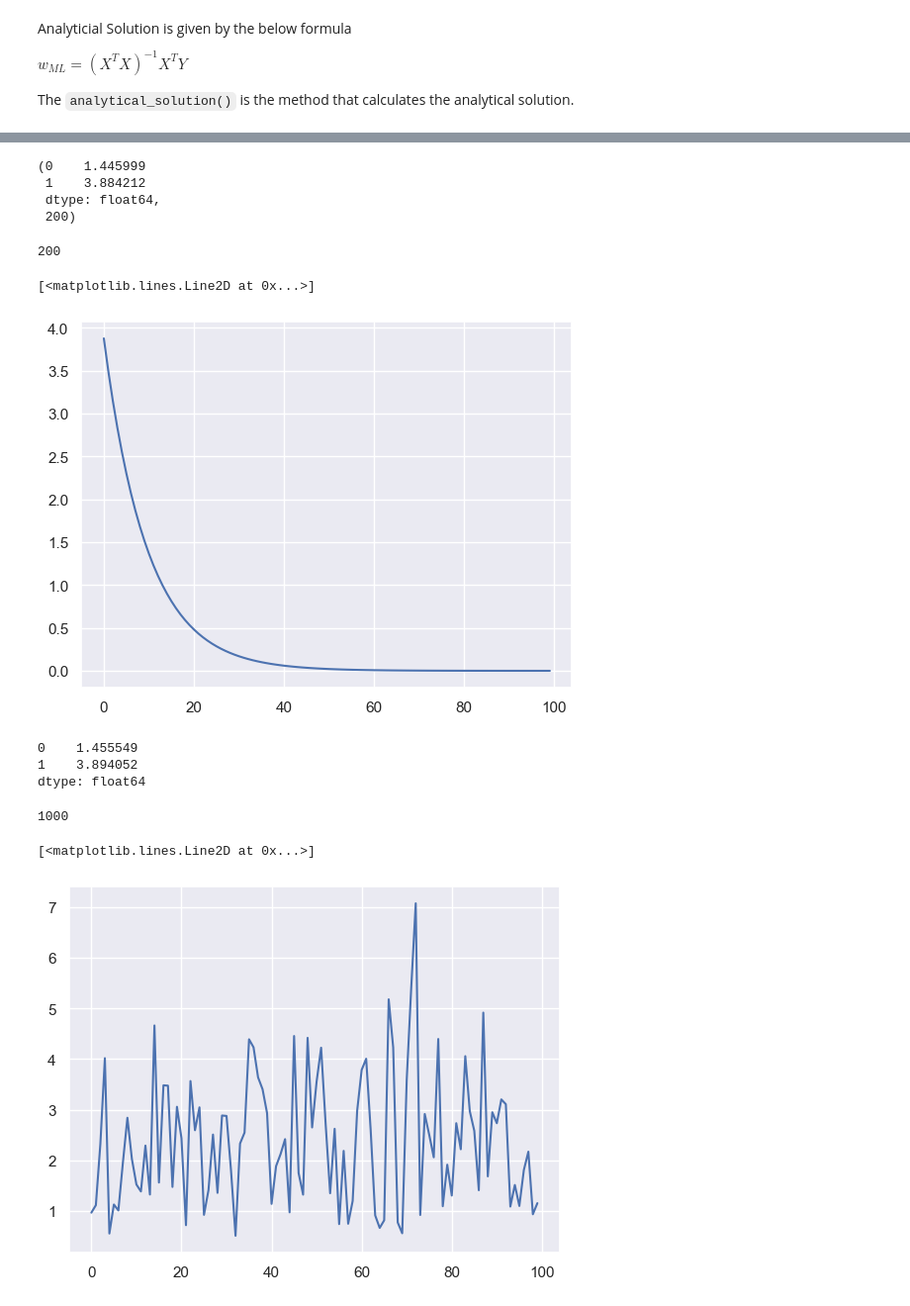
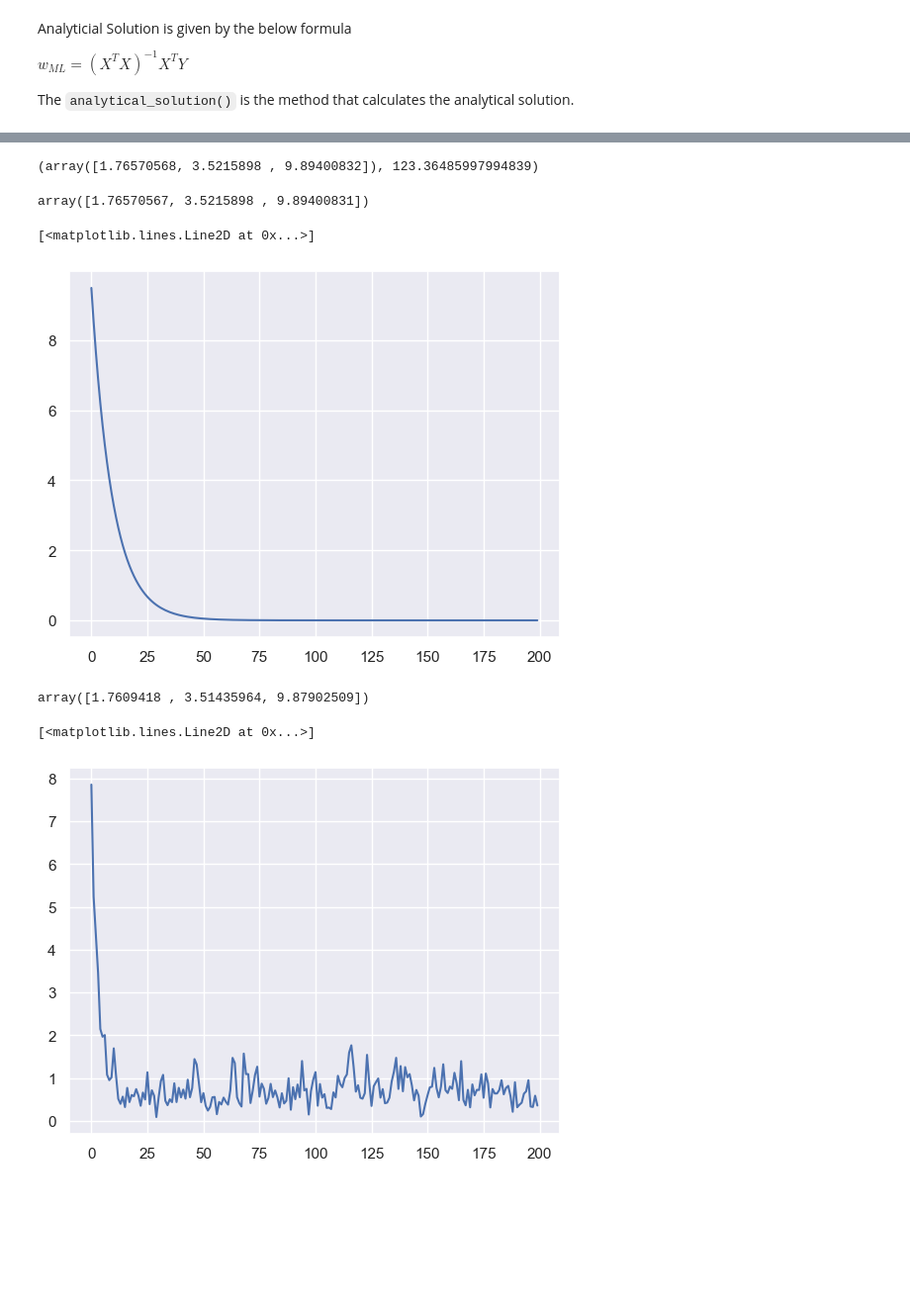
Before and after one commit to seg-fault123/ml, a Jupyter notebook: assignment1/da24c006.ipynb, the cells around one changed output, grey strips where cells are left out. Shown at 99% size. Saved outputs shown, nothing was run; the diff lists cells and outputs as text; code cells hidden in the pictures; blank space fills up the shorter version.

```diff
--- a/assignment1/da24c006.ipynb
+++ b/assignment1/da24c006.ipynb
@@ -34 +36,8 @@ array([1.44599914, 3.88421178])
+# %%
+reg=OLS()
+reg.fit(X, y)
+w_ml=reg.coef_
+w_ml, mse(y, reg.predict(X))
+# %% [output]
+(array([1.76570568, 3.5215898 , 9.89400832]), 123.36485997994839)
 # %%
@@ -54,18 +74,12 @@ def gradient_descent(X, y, iterations=1000, step_size=None):
-# %%
-w, errors, iterations=gradient_descent(X, y, step_size=0.0001, iterations=200)
-w, iterations
-# %% [output]
-(0    1.445999
- 1    3.884212
- dtype: float64,
- 200)
-# %%
-iterations
-# %% [output]
-200
+# %%
+gd=GradientDescent(step_size=0.0001, iterations=200)
+gd.fit(X, y)
+gd.coef_
+# %% [output]
+array([1.76570567, 3.5215898 , 9.89400831])
 # %%
-plt.plot(list(range(iterations))[:100], errors[:100])
+plt.plot(range(gd.actual_iterations), gd.errors)
 # %% [output]
 [<matplotlib.lines.Line2D at 0x...>]
-[figure, old version]
+[figure, new version]
 # %%
@@ -98,17 +129,12 @@ def stochastic_gradient_descent(X, y, iterations=1000, step_size=None):
-# %%
-w, errors, iterations=stochastic_gradient_descent(X, y, step_size=0.008, iterations=1000)
-w
-# %% [output]
-0    1.455549
-1    3.894052
-dtype: float64
-# %%
-iterations
-# %% [output]
-1000
+# %%
+sgd=StochasticGradientDescent(step_size=0.0025, iterations=1000)
+sgd.fit(X, y)
+sgd.coef_
+# %% [output]
+array([1.7609418 , 3.51435964, 9.87902509])
 # %%
-plt.plot(list(range(iterations))[:100], errors[:100])
+plt.plot(range(sgd.actual_iterations)[:200], sgd.errors[:200])
 # %% [output]
 [<matplotlib.lines.Line2D at 0x...>]
-[figure, old version]
+[figure, new version]
 # %%
```
Also changed, not shown: parts of 26 cells of this notebook.
